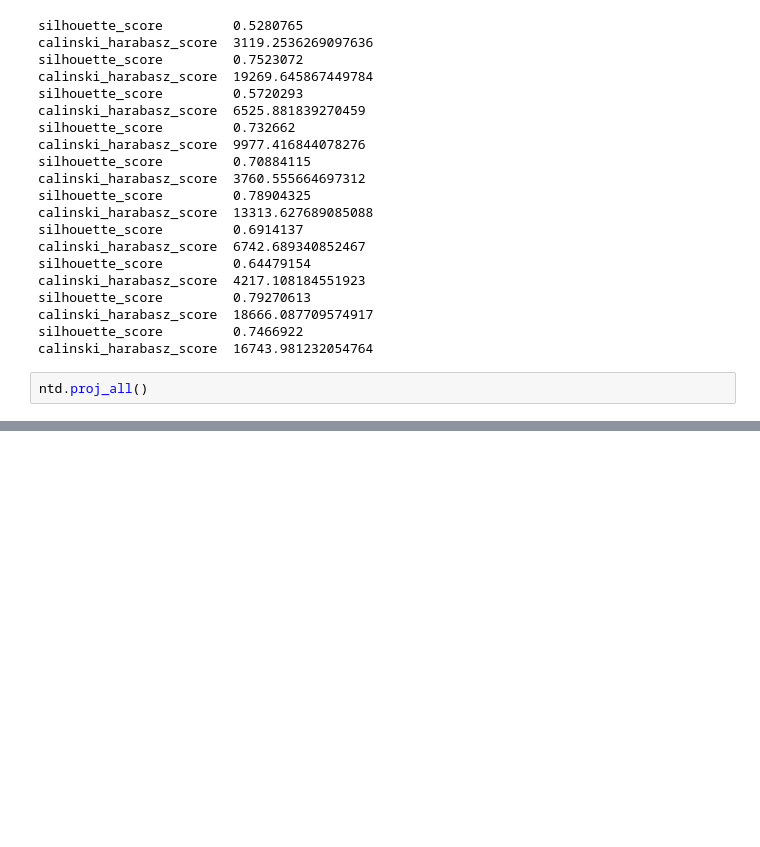
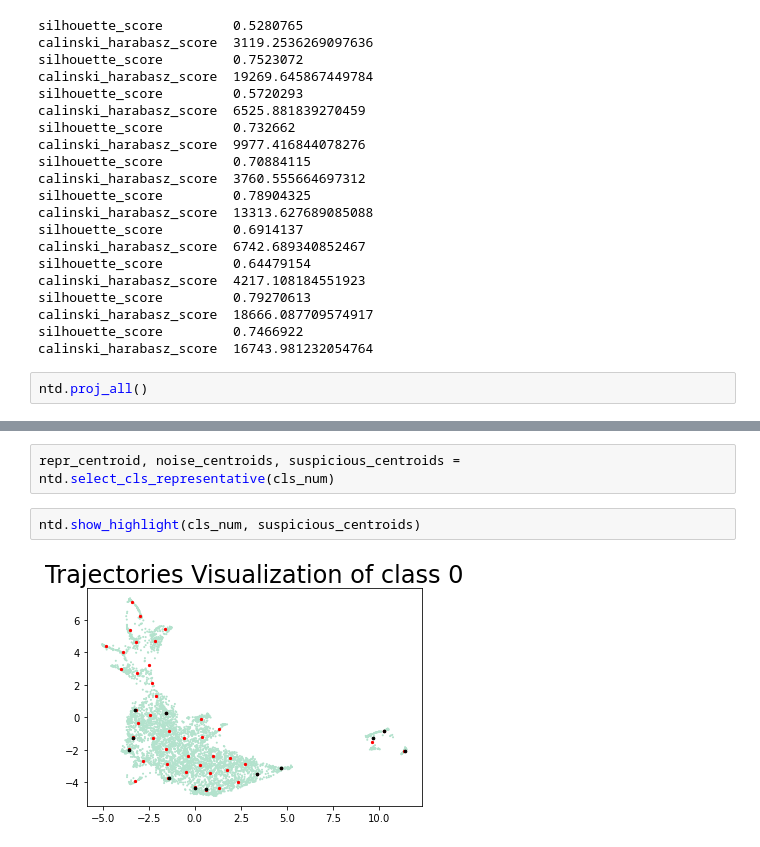
Before and after one commit to llmhyy/training-visualizer, a Jupyter notebook: server/timevis_backend/noise_detector.ipynb, the cells around one changed output, grey strips where cells are left out. Saved outputs shown, nothing was run; the diff lists cells and outputs as text; blank space fills up the shorter version.

```diff
--- a/server/timevis_backend/noise_detector.ipynb
+++ b/server/timevis_backend/noise_detector.ipynb
@@ -59,0 +60,6 @@ ntd.show(0)
+# %%
+repr_centroid, noise_centroids, suspicious_centroids = ntd.select_cls_representative(cls_num)
+# %%
+ntd.show_highlight(cls_num, suspicious_centroids)
+# %% [output]
+[figure, added]
```
Also changed, not shown: parts of 2 cells of this notebook, 1 other file.
